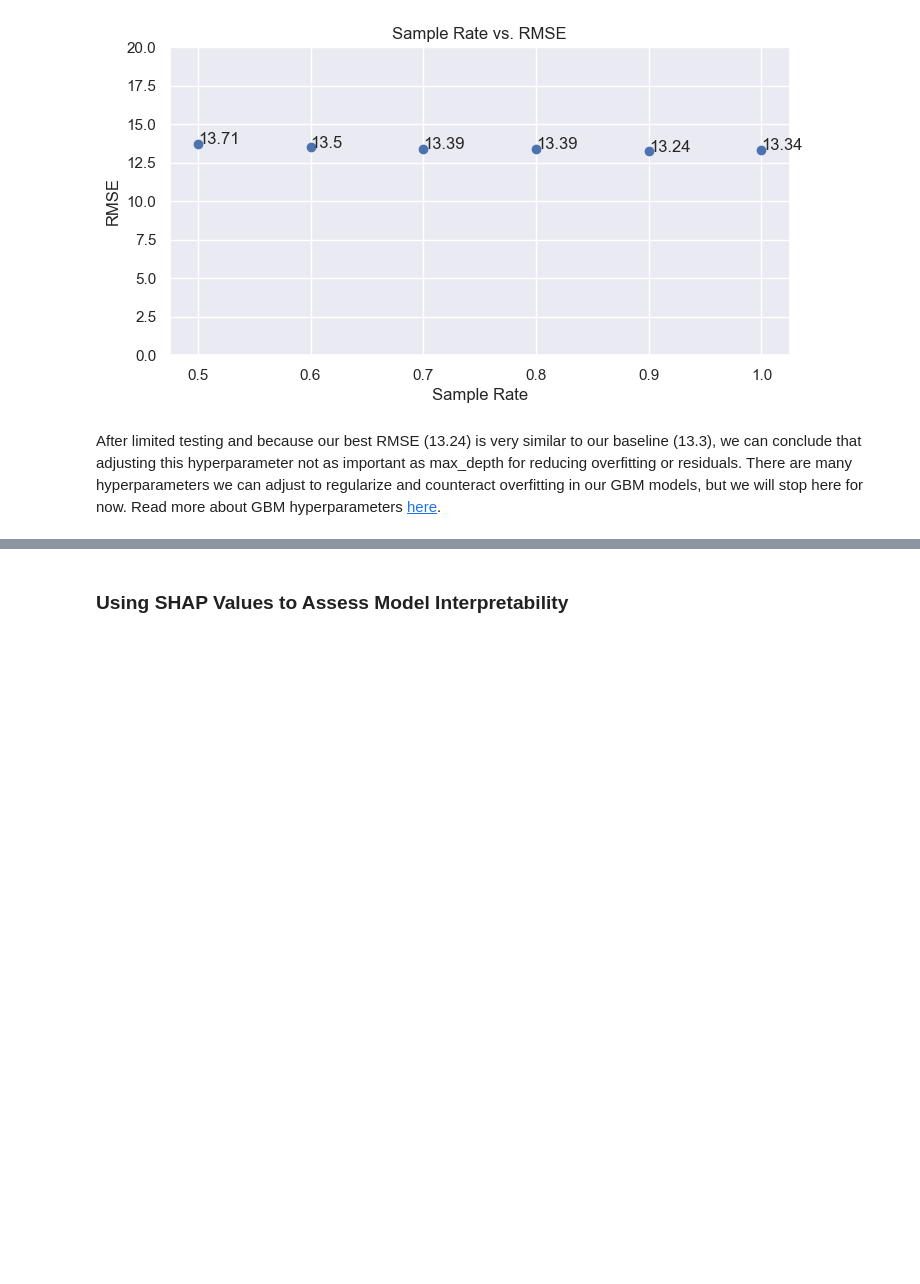
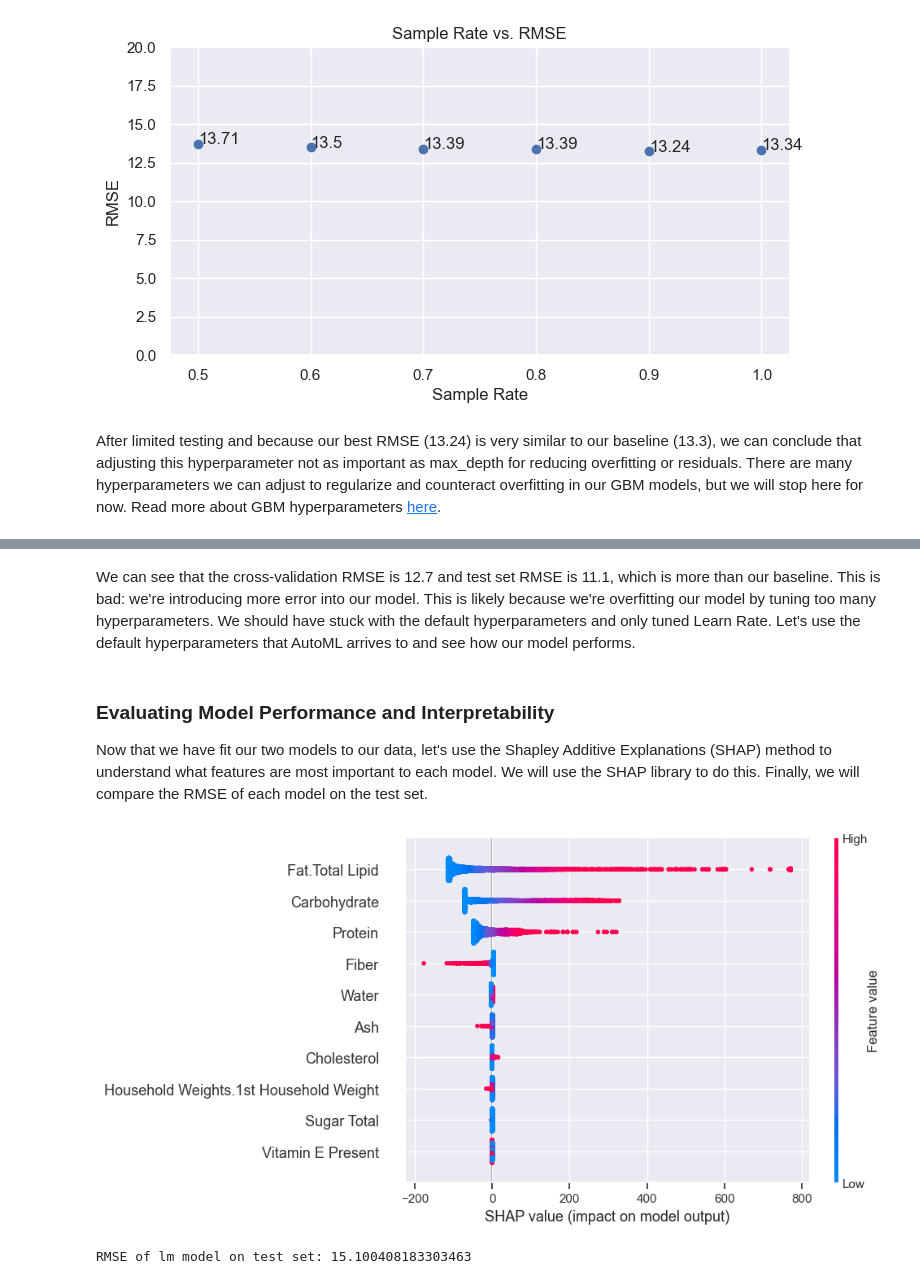
Before and after one commit to vishnuraosharma/exploratory-data-analysis, a Jupyter notebook: Kcal Predictions/Exploring Nutrient Data to Predict Kilocalories.ipynb, the cells around one changed output, grey strips where cells are left out. Drawn from its saved outputs; the diff is of its cells as text; code cells hidden in the pictures; blank space fills up the shorter version.

```diff
--- a/Kcal Predictions/Exploring Nutrient Data to Predict Kilocalories.ipynb
+++ b/Kcal Predictions/Exploring Nutrient Data to Predict Kilocalories.ipynb
@@ -963,2 +989,23 @@ Variable Importances:
+# %% [markdown]
+We can see that the cross-validation RMSE is 12.7 and test set RMSE is 11.1, which is more than our baseline. This is bad: we're introducing more error into our model. This is likely because we're overfitting our model by tuning too many hyperparameters. We should have stuck with the default hyperparameters and only tuned Learn Rate. Let's use the default hyperparameters that AutoML arrives to and see how our model performs.
 # %% [markdown]
-### Using SHAP Values to Assess Model Interpretability
+### Evaluating Model Performance and Interpretability
+Now that we have fit our two models to our data, let's use the Shapley Additive Explanations (SHAP) method to understand what features are most important to each model. We will use the SHAP library to do this. Finally, we will compare the RMSE of each model on the test set.
+# %%
+import shap
+
+# Run Shap-ley Additive Explanations (SHAP) on the OLS Regression
+explainer = shap.Explainer(lm.predict, df_train_pd[X])
+shap_values = explainer(df_train_pd[X])
+
+# Show Regression SHAP
+shap.plots.beeswarm(shap_values)
+# %% [output]
+[figure, added]
+# %%
+# Compute the RMSE of the lm model on the test set
+y_pred_lm = lm.predict(df_test_pd[X])
+rmse_lm = np.sqrt(mean_squared_error(df_test_pd[y], y_pred_lm))
+print('RMSE of lm model on test set:', rmse_lm)
+# %% [output]
+RMSE of lm model on test set: 15.100408183303463
```
Also changed, not shown: parts of 27 cells of this notebook.
